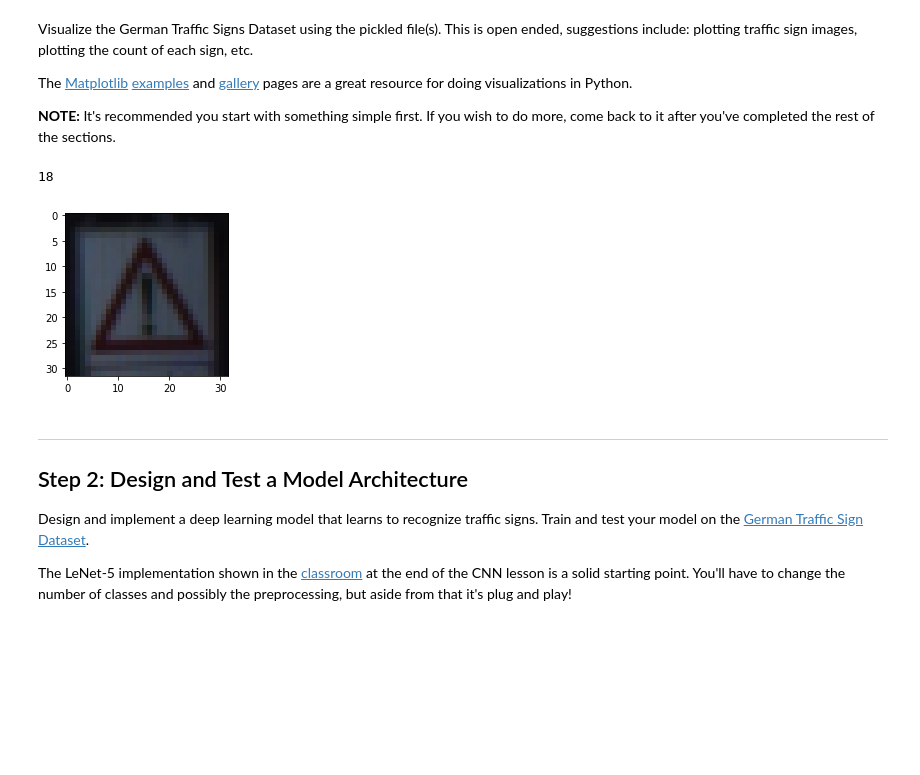
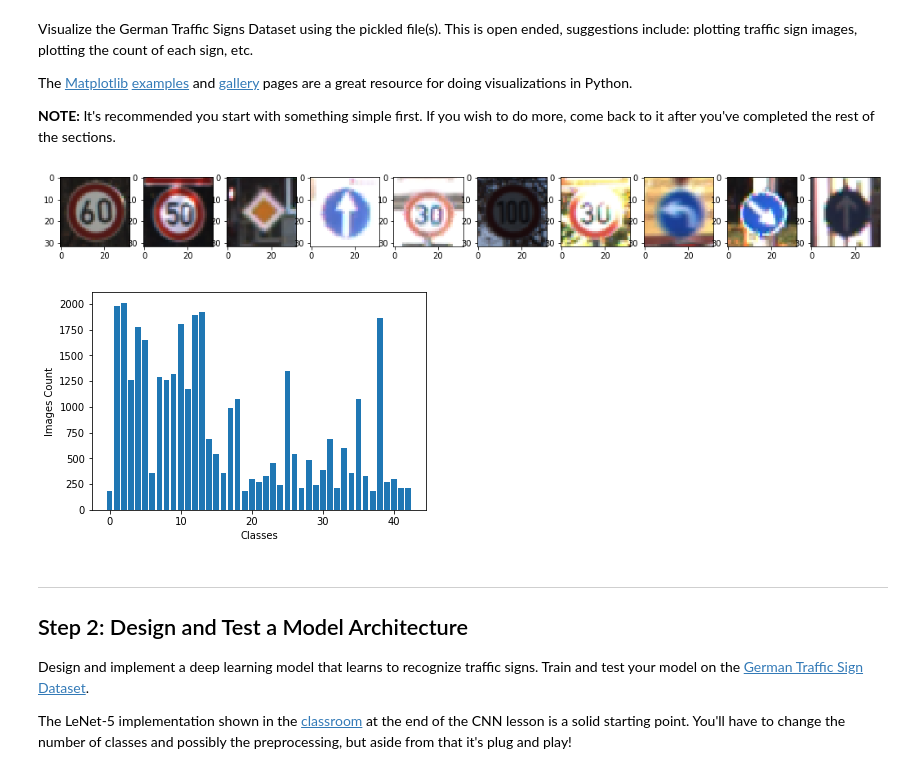
Before and after one commit to carlosbkm/CarND-Traffic-Sign-Classifier, a Jupyter notebook: Traffic_Sign_Classifier.ipynb, the cells around one changed output. Saved outputs shown, nothing was run; the diff lists cells and outputs as text; code cells hidden in the pictures; blank space fills up the shorter version.

```diff
--- a/Traffic_Sign_Classifier.ipynb
+++ b/Traffic_Sign_Classifier.ipynb
@@ -92,20 +109,47 @@ The [Matplotlib](http://matplotlib.org/) [examples](http://matplotlib.org/exampl
 # %%
 ### Data exploration visualization code goes here.
 ### Feel free to use as many code cells as needed.
 import random
 import numpy as np
 import matplotlib.pyplot as plt
 %matplotlib inline
 
-index = random.randint(0, len(X_train))
-image = X_train[index].squeeze()
+def show_images_horizontally(list_of_images, number=10, gray=False):
+    max_number_per_row = number
+    fig = plt.figure(figsize=(18,18))
+    count = len(list_of_images)
+    for i in range(0, max_number_per_row):
+        a=fig.add_subplot(1,max_number_per_row, i+1)
+        index = random.randint(0, len(list_of_images))
+        image = list_of_images[index].squeeze()
+        if(gray):
+            plt.imshow(image, cmap='gray')
+        else:
+            plt.imshow(image)
 
-plt.figure(figsize=(3,3))
-plt.imshow(image)
-print(y_train[index])
+
+show_images_horizontally(X_train)
 # %% [output]
-18
-[figure, old version]
+[figure, new version]
+# %%
+
+import numpy as np
+
+# plot the classes distribution of the images
+
+def plot_image_classes_distribution(y_dataset, number_of_classes):
+    y_pos = range(number_of_classes)
+    classes_list = y_dataset.tolist()
+    sign_type = [classes_list.count(y) for y in range(number_of_classes)]
+
+    plt.bar(y_pos, sign_type, width=0.8, align='center')
+    plt.ylabel('Images Count')
+    plt.xlabel('Classes')
+    plt.show()
+
+plot_image_classes_distribution(y_train, n_classes)
+# %% [output]
+[figure, added]
 # %% [markdown]
 ----
 
```
Also changed, not shown: parts of 18 cells of this notebook.
